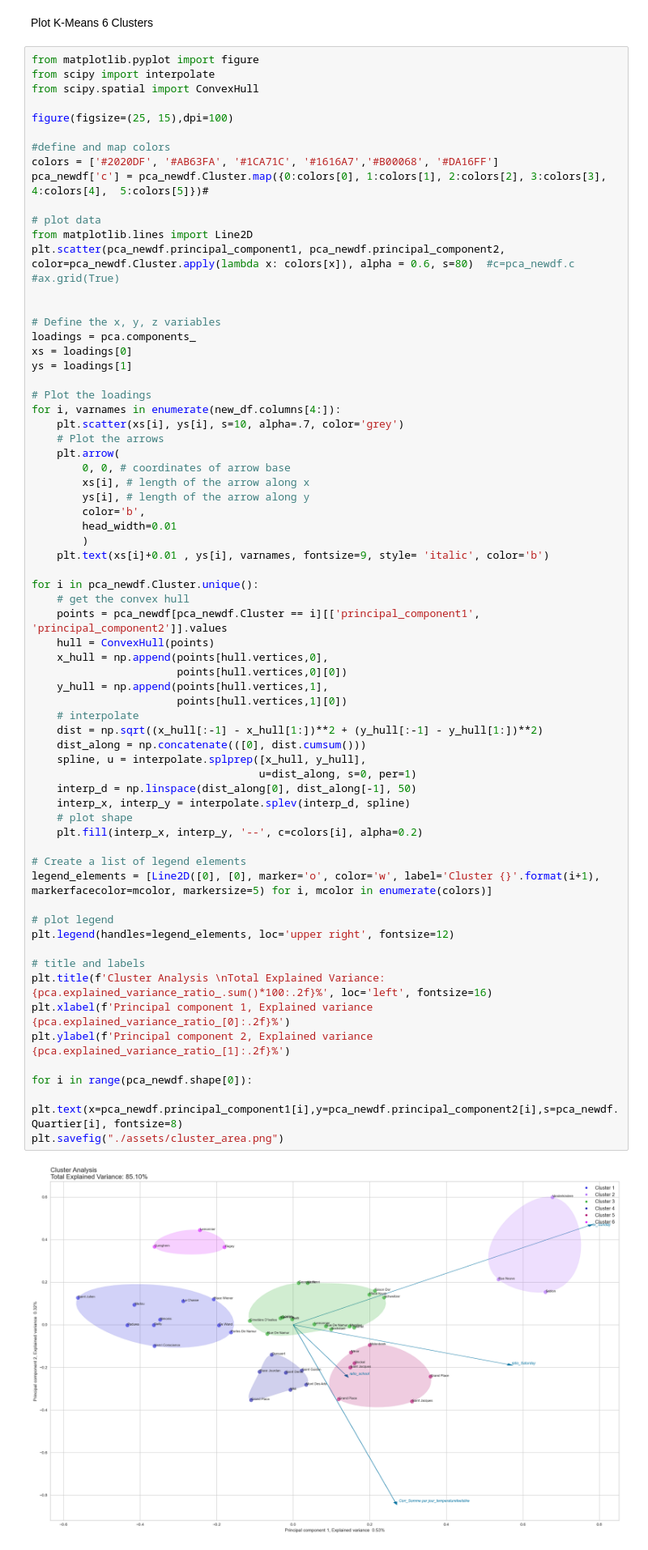
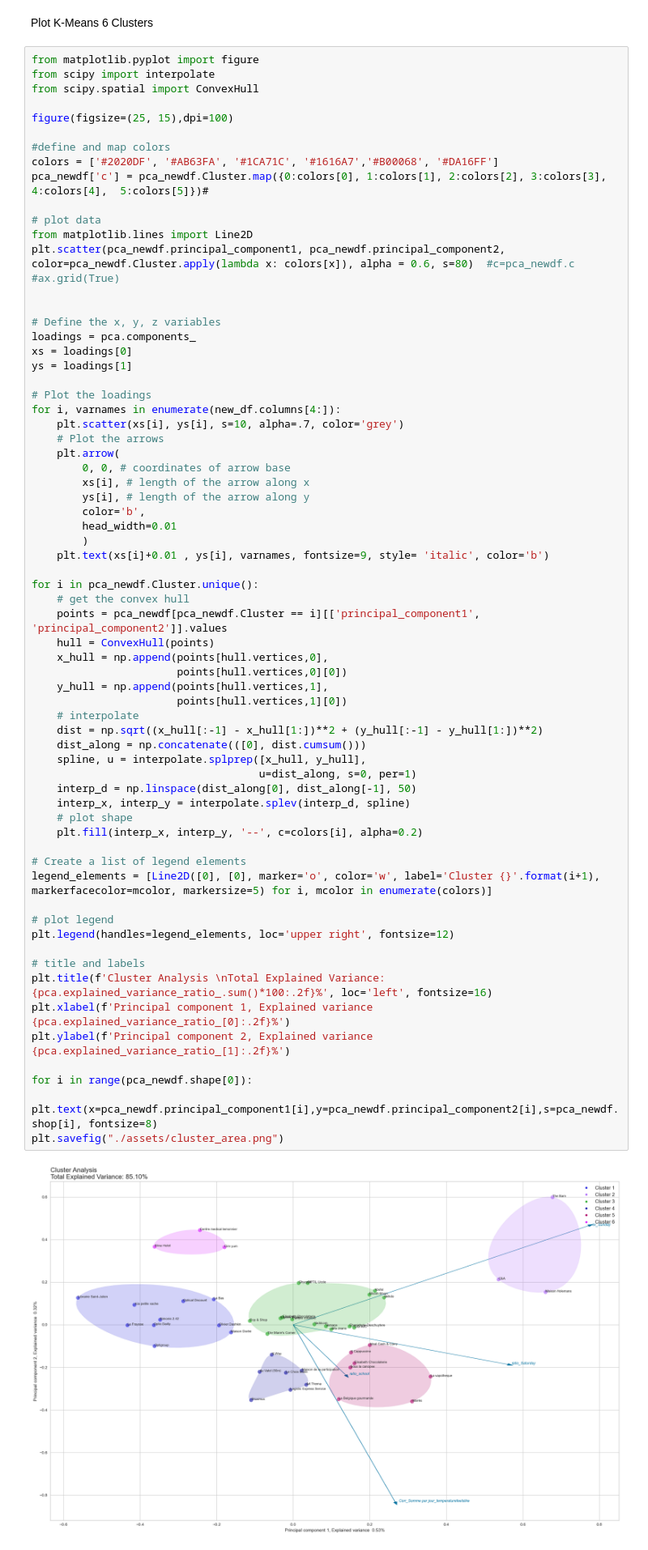
Before and after one commit to YuriHFlowers/Project-Hub, a Jupyter notebook: 06. model.ipynb, the cells around one changed output. Shown at 81% size. Saved outputs shown, nothing was run; the diff lists cells and outputs as text.

```diff
--- a/06. model.ipynb
+++ b/06. model.ipynb
@@ -343,32 +345,32 @@ for i in pca_newdf.Cluster.unique():
     points = pca_newdf[pca_newdf.Cluster == i][['principal_component1', 'principal_component2']].values
     hull = ConvexHull(points)
     x_hull = np.append(points[hull.vertices,0],
                        points[hull.vertices,0][0])
     y_hull = np.append(points[hull.vertices,1],
                        points[hull.vertices,1][0])
     # interpolate
     dist = np.sqrt((x_hull[:-1] - x_hull[1:])**2 + (y_hull[:-1] - y_hull[1:])**2)
     dist_along = np.concatenate(([0], dist.cumsum()))
     spline, u = interpolate.splprep([x_hull, y_hull],
                                     u=dist_along, s=0, per=1)
     interp_d = np.linspace(dist_along[0], dist_along[-1], 50)
     interp_x, interp_y = interpolate.splev(interp_d, spline)
     # plot shape
     plt.fill(interp_x, interp_y, '--', c=colors[i], alpha=0.2)
 
 # Create a list of legend elements
 legend_elements = [Line2D([0], [0], marker='o', color='w', label='Cluster {}'.format(i+1), markerfacecolor=mcolor, markersize=5) for i, mcolor in enumerate(colors)]
 
 # plot legend
 plt.legend(handles=legend_elements, loc='upper right', fontsize=12)
 
 # title and labels
 plt.title(f'Cluster Analysis \nTotal Explained Variance: {pca.explained_variance_ratio_.sum()*100:.2f}%', loc='left', fontsize=16)
 plt.xlabel(f'Principal component 1, Explained variance  {pca.explained_variance_ratio_[0]:.2f}%')
 plt.ylabel(f'Principal component 2, Explained variance  {pca.explained_variance_ratio_[1]:.2f}%')
 
 for i in range(pca_newdf.shape[0]):
-    plt.text(x=pca_newdf.principal_component1[i],y=pca_newdf.principal_component2[i],s=pca_newdf.Quartier[i], fontsize=8)
+    plt.text(x=pca_newdf.principal_component1[i],y=pca_newdf.principal_component2[i],s=pca_newdf.shop[i], fontsize=8)
 plt.savefig("./assets/cluster_area.png")
 # %% [output]
-[figure, old version]
+[figure, new version]
```
Also changed, not shown: parts of 2 cells of this notebook, 10 other files.
